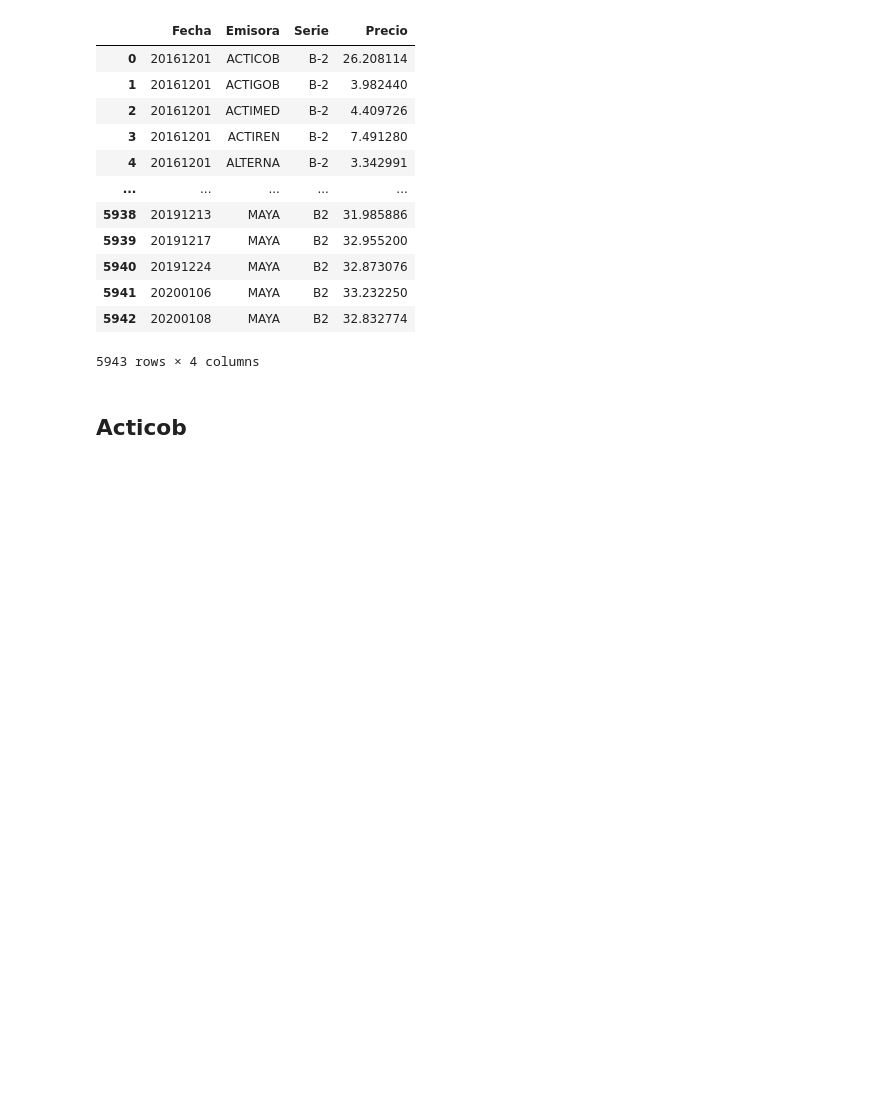
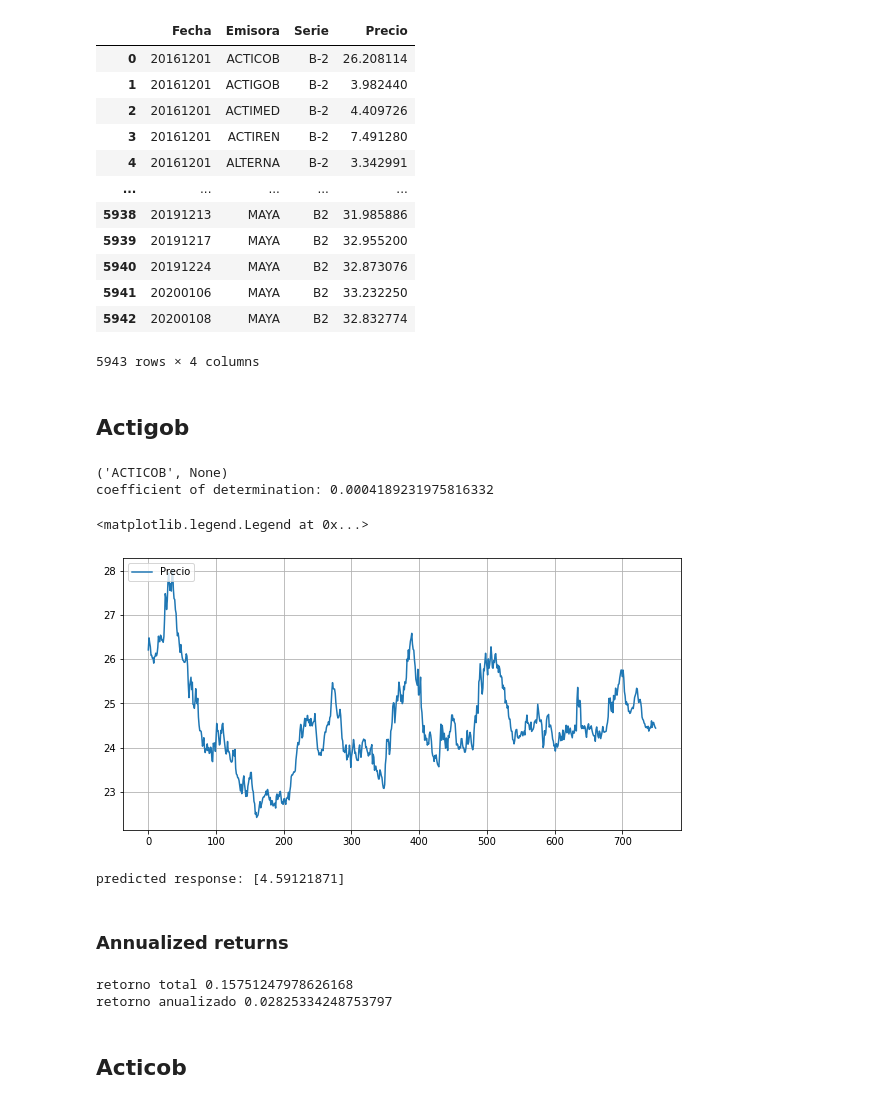
Before and after one commit to UlmoMacias/proyecto1704, a Jupyter notebook: main.ipynb, the cells around one changed output. Saved outputs shown, nothing was run; the diff lists cells and outputs as text; code cells hidden in the pictures; blank space fills up the shorter version.

```diff
--- a/main.ipynb
+++ b/main.ipynb
@@ -44,5 +45,67 @@ preciosB2
 | 5941 | 20200106 | MAYA | B2 | 33.232250 |
 | 5942 | 20200108 | MAYA | B2 | 32.832774 |
 5943 rows × 4 columns
+# %% [markdown]
+## Actigob
+# %%
+
+emisora = emisoras[0]
+print(emisora)
+emisora = emisora[0]
+historico = preciosB2[preciosB2.Emisora == emisora].sort_values(by='Fecha')
+#print(historico.head(10).to_string())
+historico = historico.groupby(by="Fecha").sum()
+#print(historico.head(10).to_string())
+
+
+historico = historico.reset_index()
+#print(historico.Precio.head(50).to_string())
+
+y = historico.Precio.values
+x = historico.Precio.index.values
+#print(y)
+
+x = x.reshape((-1, 1))
+
+model = LinearRegression()
+model = model.fit(x, y)
+
+r_sq = model.score(x, y)
+print('coefficient of determination:', r_sq)
+
+plt.figure(figsize=[10,5])
+plt.grid(True)
+plt.plot(historico['Precio'],label='Precio')
+plt.legend(loc=2)
+# %% [output]
+('ACTICOB', None)
+coefficient of determination: 0.0004189231975816332
+<matplotlib.legend.Legend at 0x...>
+[figure, added]
+# %%
+y_pred = model.predict([[751]])
+print('predicted response:', y_pred)
+# %% [output]
+predicted response: [4.59121871]
+# %% [markdown]
+### Annualized returns
+# %%
+dias = historico.shape[0]
+
+# En total tenemos 63 meses
+meses = 63
+
+# Calculamos el retorno total del portafolio
+retorno_total = (historico.tail(1).Precio.values[0] - historico.head(1).Precio.values[0])/ historico.head(1).Precio.values[0]
+
+print("retorno total",retorno_total)
+
+# Calculamos los retornos annualizados en los meses
+retorno_annualizado = ((1 + retorno_total) ** (12/meses))-1
+
+print("retorno anualizado",retorno_annualizado)
+# %% [output]
+retorno total 0.15751247978626168
+retorno anualizado 0.02825334248753797
 # %% [markdown]
 ## Acticob
```
Also changed, not shown: parts of 6 cells of this notebook.
